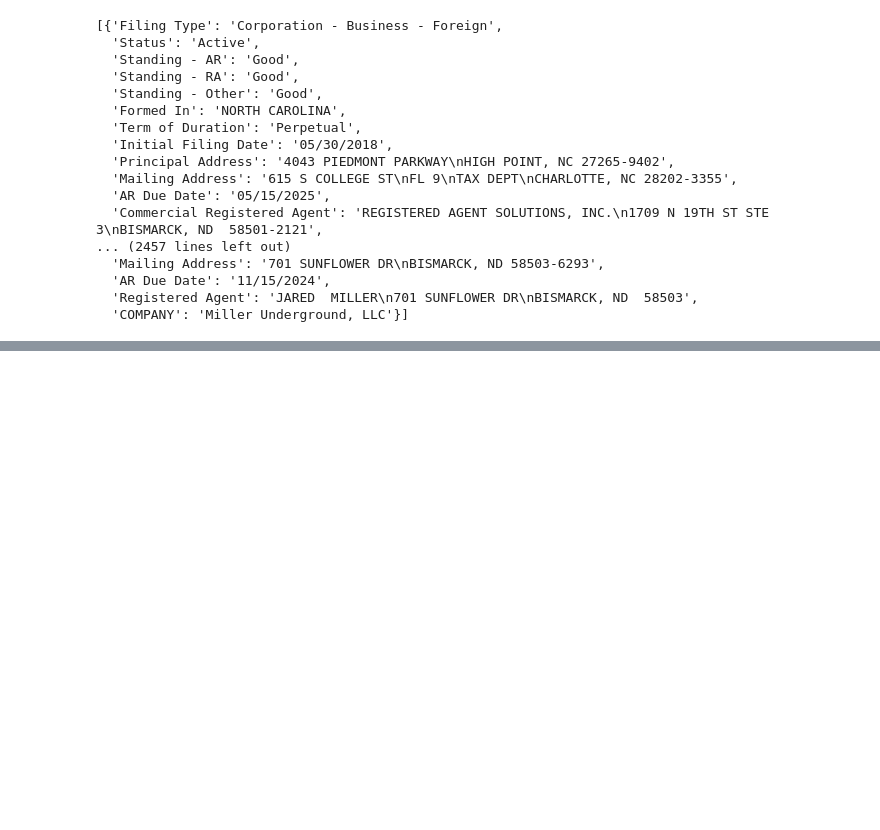
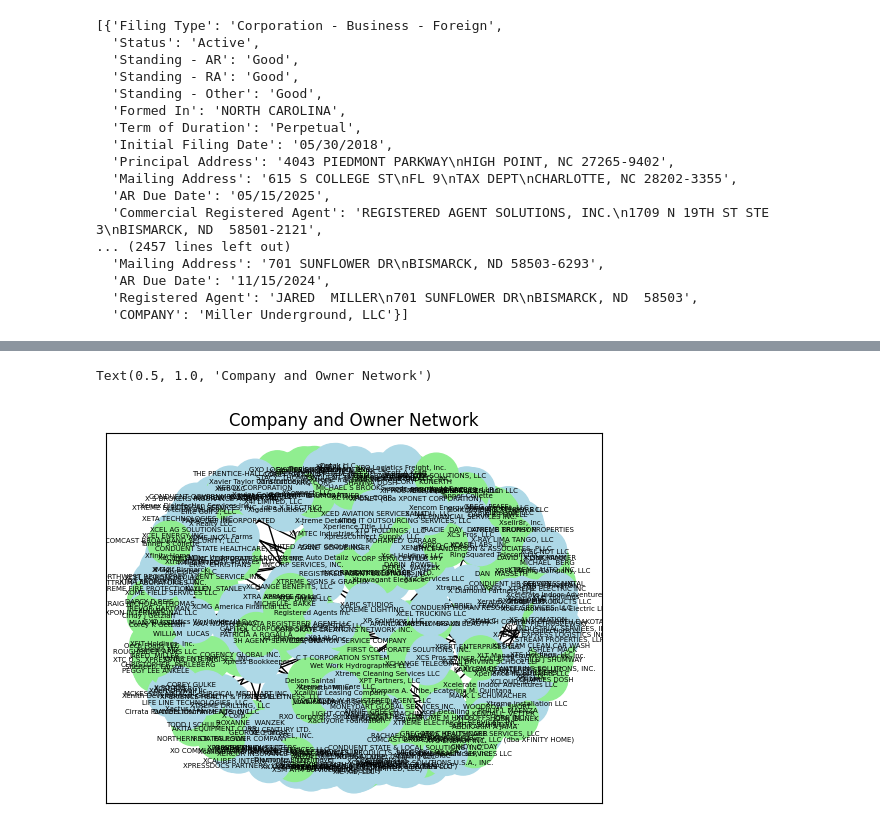
Before and after one commit to LukeAlbarracin/web-crawler, a Jupyter notebook: sayariproject/webcrawling.ipynb, the cells around one changed output, grey strips where cells are left out. Saved outputs shown, nothing was run; the diff lists cells and outputs as text; code cells hidden in the pictures; blank space fills up the shorter version.

```diff
--- a/sayariproject/webcrawling.ipynb
+++ b/sayariproject/webcrawling.ipynb
@@ -63,0 +51,19 @@ Cindy J Getzlaff
+# %%
+import matplotlib.pyplot as plt
+
+type_colors = {
+    'Company': 'lightblue',
+    'Person': 'lightgreen'
+}
+
+# Get node colors based on type
+node_colors = [type_colors[G.nodes[node]['type']] for node in G.nodes]
+
+pos = nx.spring_layout(G, seed=42, k=0.5)
+nx.draw_networkx_nodes(G, pos, node_size=1000, node_color=node_colors)
+nx.draw_networkx_edges(G, pos, edgelist=G.edges(), arrows=True)
+nx.draw_networkx_labels(G, pos, font_size=5)
+plt.title('Company and Owner Network')
+# %% [output]
+Text(0.5, 1.0, 'Company and Owner Network')
+[figure, added]
```
Also changed, not shown: parts of 2 cells of this notebook.
